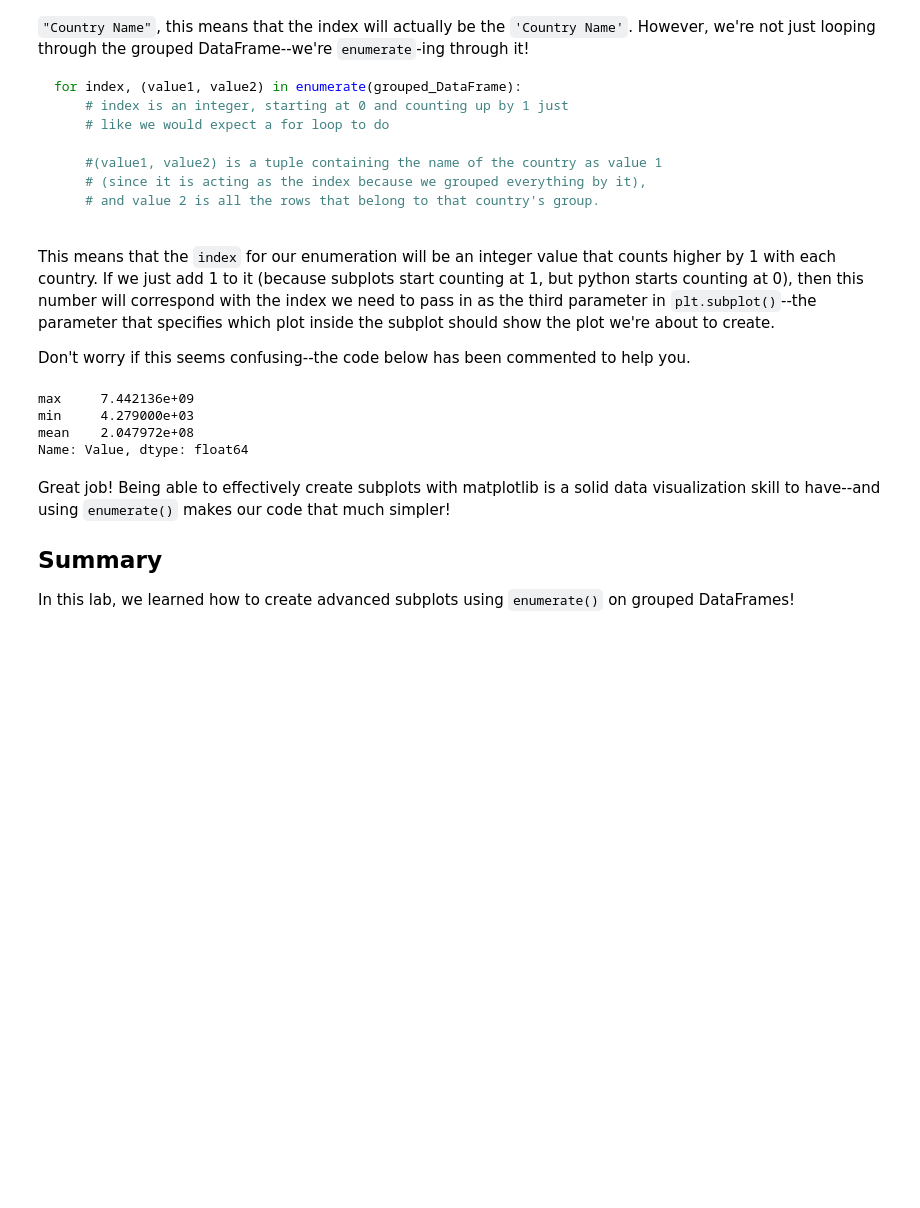
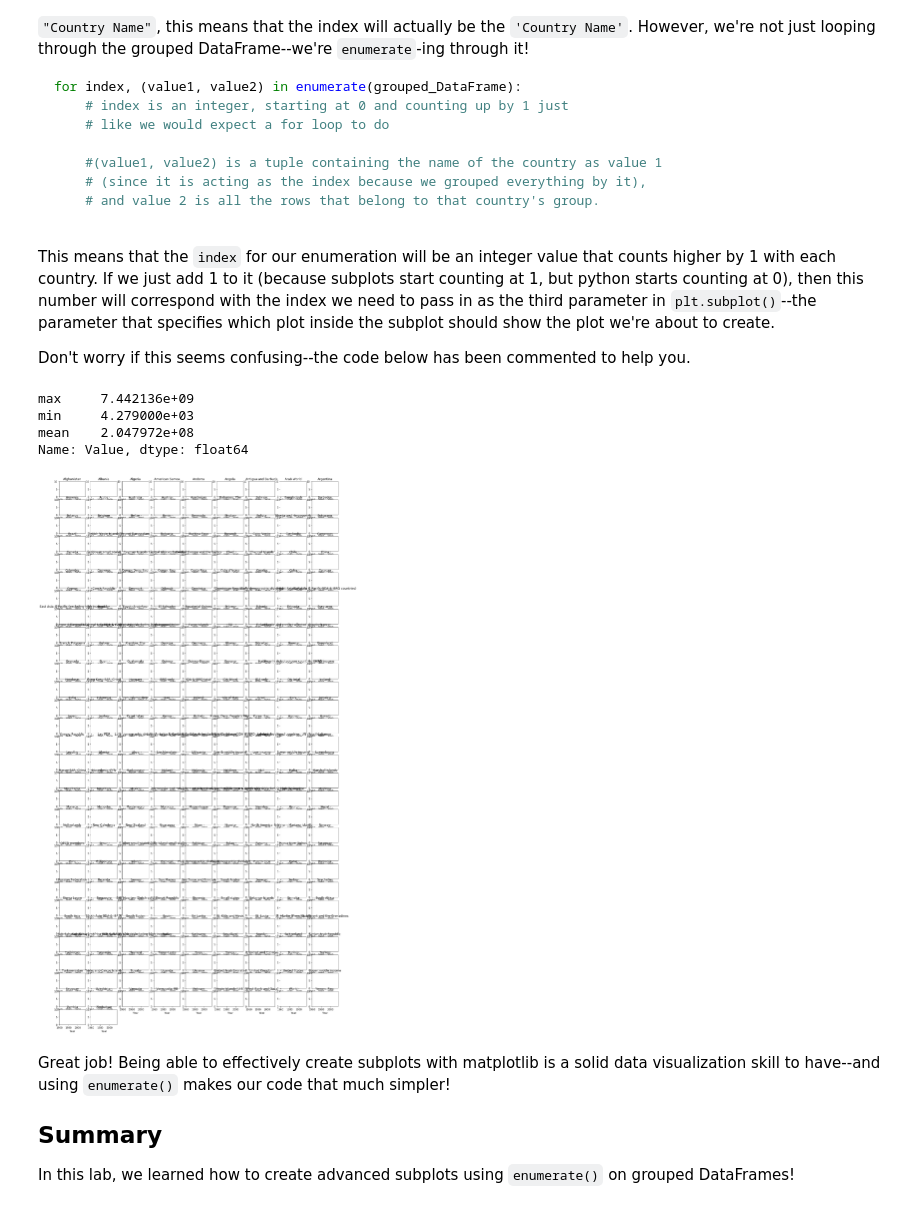
Before and after one commit to nsragow/dsc-subplots-and-enumeration-lab-nyc-ds-career-042219, a Jupyter notebook: index.ipynb, the cells around one changed output. Cells and saved outputs as stored; diff of their text form; code cells hidden in the pictures; blank space fills up the shorter version.

```diff
--- a/index.ipynb
+++ b/index.ipynb
@@ -232,26 +232,28 @@ Name: Value, dtype: float64
 # %%
 # Group the DataFrame by Country Name--this line has been provided for you
 grouped_df = df.groupby('Country Name')
 
 # pass in figsize=(20,40), and also set the facecolor parameter to 'white'
-plt.figure(figsize=(20,40), facecolor="White")
+plt.figure(figsize=(40,80), facecolor="White")
 
 # Complete the line below so that the first loop variable is the called index,
 # and the second loop variable is the tuple (countryname, population).
 for step, data_by_country in enumerate(grouped_df):
 
     # Get the unique subplot where the plot we're creating during this iteration
     # of the loop will live. Our subplot will be 30 rows of 9 plots each.
     # Set the third value to be index+1
     ax = plt.subplot(30, 9, step+1)
     ax.set_xlim(1959,2017)
     ax.set_ylim(0,10)
     # Complete the line to create the plot for this subplot.
     # Same visualizations as we created above!
     data_by_country[1].plot(x="Year", y="Value", ax=ax, legend=False)
 
     # Set the title of each plot, so we know which country it represents
     ax.set_title(data_by_country[0])
+# %% [output]
+[figure, added]
 # %% [markdown]
 Great job! Being able to effectively create subplots with matplotlib is a solid data visualization skill to have--and using `enumerate()` makes our code that much simpler!
 
```
